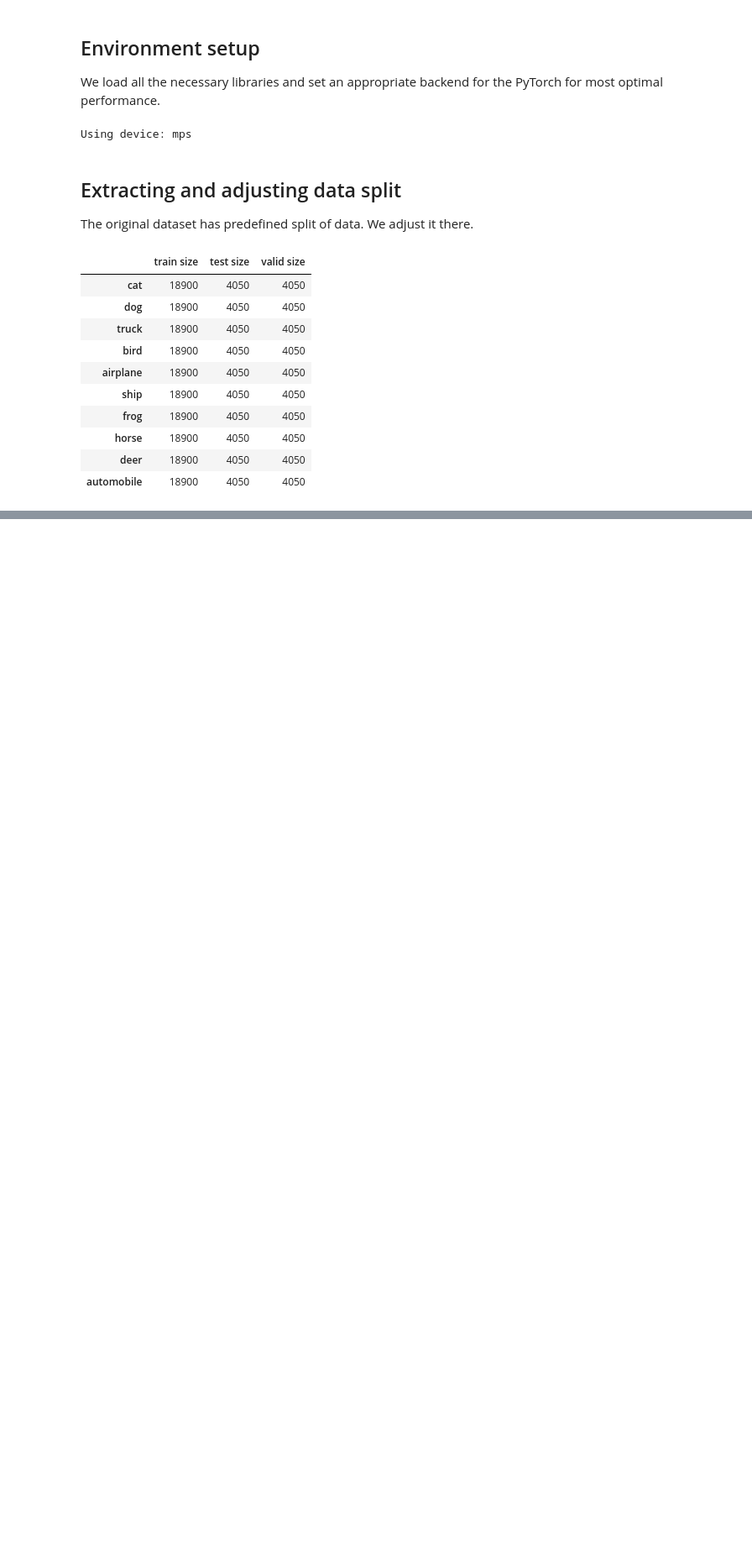
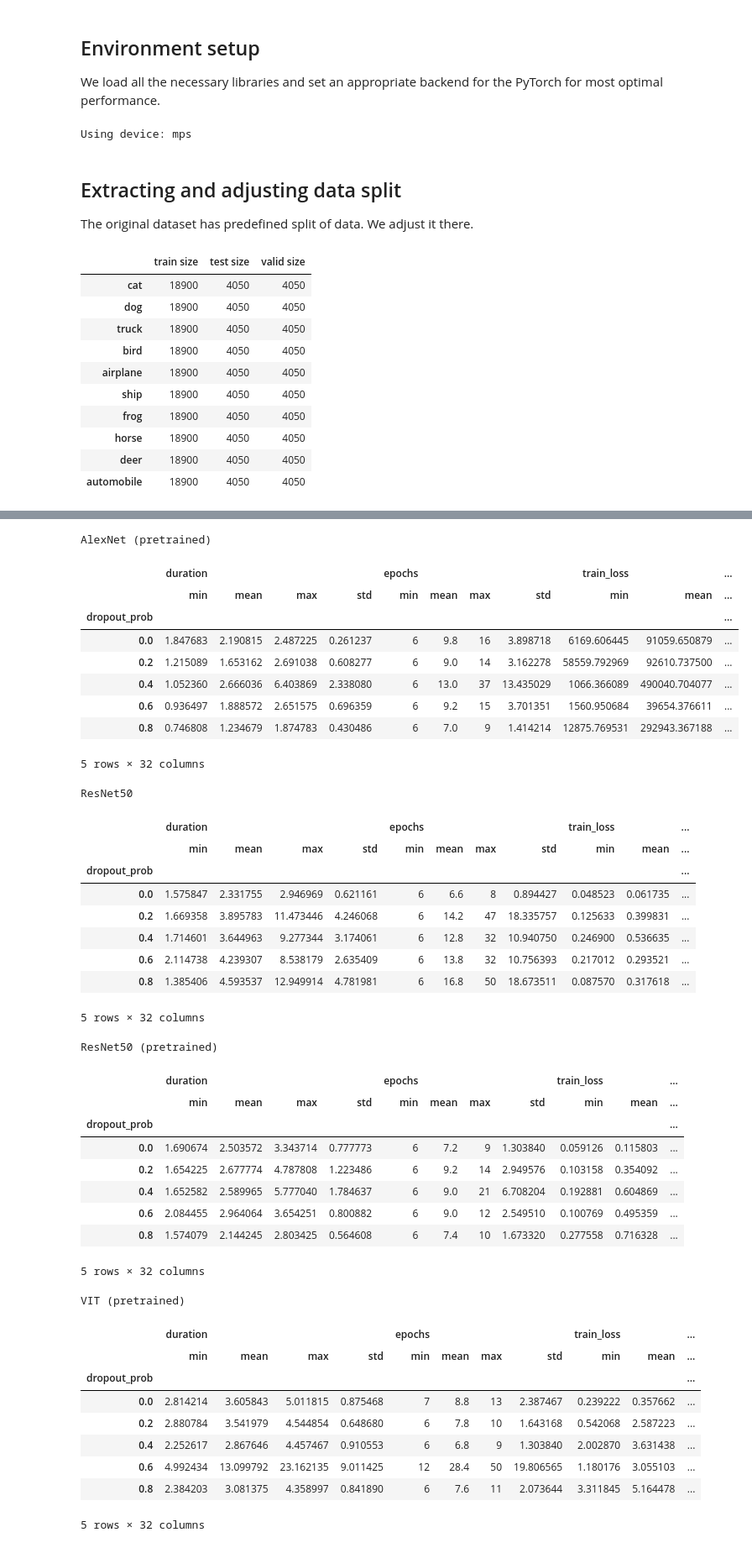
Before and after one commit to FilipKolodziejczyk/deep-learning, a Jupyter notebook: project1/project1.ipynb, the cells around one changed output, grey strips where cells are left out. Shown: that part at 84% size. Cells and saved outputs as stored; diff of their text form; code cells hidden in the pictures; blank space fills up the shorter version.

```diff
--- a/project1/project1.ipynb
+++ b/project1/project1.ipynb
@@ -215,0 +761,67 @@ Accuracy: 0.8158
+# %%
+dropout_probs = [0.0, 0.2, 0.4, 0.6, 0.8]
+results = []
+
+
+def set_dropout(model, dropout_prob):
+    for name, module in model.named_modules():
+        if isinstance(module, nn.Dropout):
+            module.p = dropout_prob
+    return model
+
+
+for dropout_prob in dropout_probs:
+    for model_name, model in models.items():
+        model = set_dropout(model, dropout_prob)
+    train_loader, test_loader, valid_loader = get_data(
+        transforms_basic_aug, advanced_transforms
+    )
+    result = simulate(train_loader, test_loader, valid_loader)
+    result["dropout_prob"] = dropout_prob
+    results.append(result)
+
+results = pd.concat(results)
+for model_name, model_results in results.groupby(results.index):
+    print(model_name)
+    display(model_results.groupby("dropout_prob").agg(["min", "mean", "max", "std"]))
+# %% [output]
+AlexNet (pretrained)
+|  | duration |  |  |  | epochs |  |  |  | train_loss |  | ... |
+|  | min | mean | max | std | min | mean | max | std | min | mean | ... |
+| dropout_prob |  |  |  |  |  |  |  |  |  |  | ... |
+| 0.0 | 1.847683 | 2.190815 | 2.487225 | 0.261237 | 6 | 9.8 | 16 | 3.898718 | 6169.606445 | 91059.650879 | ... |
+| 0.2 | 1.215089 | 1.653162 | 2.691038 | 0.608277 | 6 | 9.0 | 14 | 3.162278 | 58559.792969 | 92610.737500 | ... |
+| 0.4 | 1.052360 | 2.666036 | 6.403869 | 2.338080 | 6 | 13.0 | 37 | 13.435029 | 1066.366089 | 490040.704077 | ... |
+| 0.6 | 0.936497 | 1.888572 | 2.651575 | 0.696359 | 6 | 9.2 | 15 | 3.701351 | 1560.950684 | 39654.376611 | ... |
+| 0.8 | 0.746808 | 1.234679 | 1.874783 | 0.430486 | 6 | 7.0 | 9 | 1.414214 | 12875.769531 | 292943.367188 | ... |
+5 rows × 32 columns
+ResNet50
+|  | duration |  |  |  | epochs |  |  |  | train_loss |  | ... |
+|  | min | mean | max | std | min | mean | max | std | min | mean | ... |
+| dropout_prob |  |  |  |  |  |  |  |  |  |  | ... |
+| 0.0 | 1.575847 | 2.331755 | 2.946969 | 0.621161 | 6 | 6.6 | 8 | 0.894427 | 0.048523 | 0.061735 | ... |
+| 0.2 | 1.669358 | 3.895783 | 11.473446 | 4.246068 | 6 | 14.2 | 47 | 18.335757 | 0.125633 | 0.399831 | ... |
+| 0.4 | 1.714601 | 3.644963 | 9.277344 | 3.174061 | 6 | 12.8 | 32 | 10.940750 | 0.246900 | 0.536635 | ... |
+| 0.6 | 2.114738 | 4.239307 | 8.538179 | 2.635409 | 6 | 13.8 | 32 | 10.756393 | 0.217012 | 0.293521 | ... |
+| 0.8 | 1.385406 | 4.593537 | 12.949914 | 4.781981 | 6 | 16.8 | 50 | 18.673511 | 0.087570 | 0.317618 | ... |
+5 rows × 32 columns
+ResNet50 (pretrained)
+|  | duration |  |  |  | epochs |  |  |  | train_loss |  | ... |
+|  | min | mean | max | std | min | mean | max | std | min | mean | ... |
+| dropout_prob |  |  |  |  |  |  |  |  |  |  | ... |
+| 0.0 | 1.690674 | 2.503572 | 3.343714 | 0.777773 | 6 | 7.2 | 9 | 1.303840 | 0.059126 | 0.115803 | ... |
+| 0.2 | 1.654225 | 2.677774 | 4.787808 | 1.223486 | 6 | 9.2 | 14 | 2.949576 | 0.103158 | 0.354092 | ... |
+| 0.4 | 1.652582 | 2.589965 | 5.777040 | 1.784637 | 6 | 9.0 | 21 | 6.708204 | 0.192881 | 0.604869 | ... |
+| 0.6 | 2.084455 | 2.964064 | 3.654251 | 0.800882 | 6 | 9.0 | 12 | 2.549510 | 0.100769 | 0.495359 | ... |
+| 0.8 | 1.574079 | 2.144245 | 2.803425 | 0.564608 | 6 | 7.4 | 10 | 1.673320 | 0.277558 | 0.716328 | ... |
+5 rows × 32 columns
+VIT (pretrained)
+|  | duration |  |  |  | epochs |  |  |  | train_loss |  | ... |
+|  | min | mean | max | std | min | mean | max | std | min | mean | ... |
+| dropout_prob |  |  |  |  |  |  |  |  |  |  | ... |
+| 0.0 | 2.814214 | 3.605843 | 5.011815 | 0.875468 | 7 | 8.8 | 13 | 2.387467 | 0.239222 | 0.357662 | ... |
+| 0.2 | 2.880784 | 3.541979 | 4.544854 | 0.648680 | 6 | 7.8 | 10 | 1.643168 | 0.542068 | 2.587223 | ... |
+| 0.4 | 2.252617 | 2.867646 | 4.457467 | 0.910553 | 6 | 6.8 | 9 | 1.303840 | 2.002870 | 3.631438 | ... |
+| 0.6 | 4.992434 | 13.099792 | 23.162135 | 9.011425 | 12 | 28.4 | 50 | 19.806565 | 1.180176 | 3.055103 | ... |
+| 0.8 | 2.384203 | 3.081375 | 4.358997 | 0.841890 | 6 | 7.6 | 11 | 2.073644 | 3.311845 | 5.164478 | ... |
+5 rows × 32 columns
```
Also changed, not shown: parts of 30 cells of this notebook, 1 other file.
